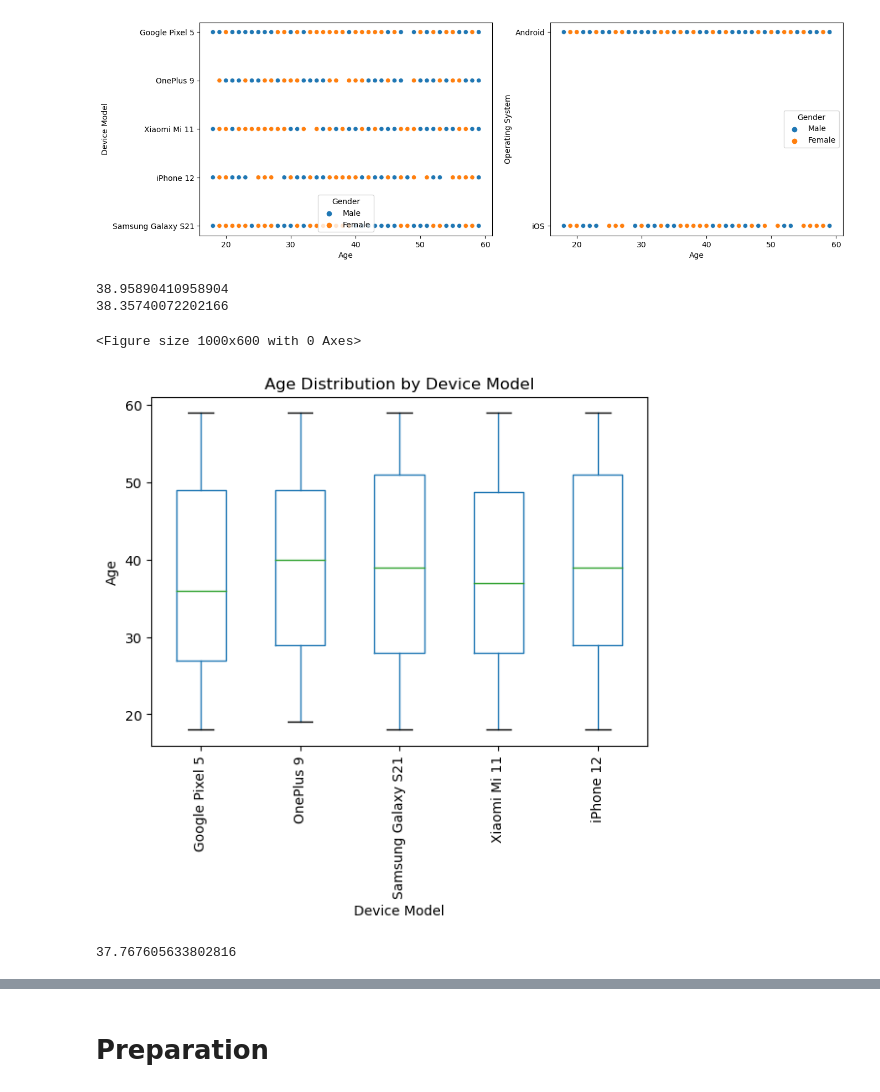
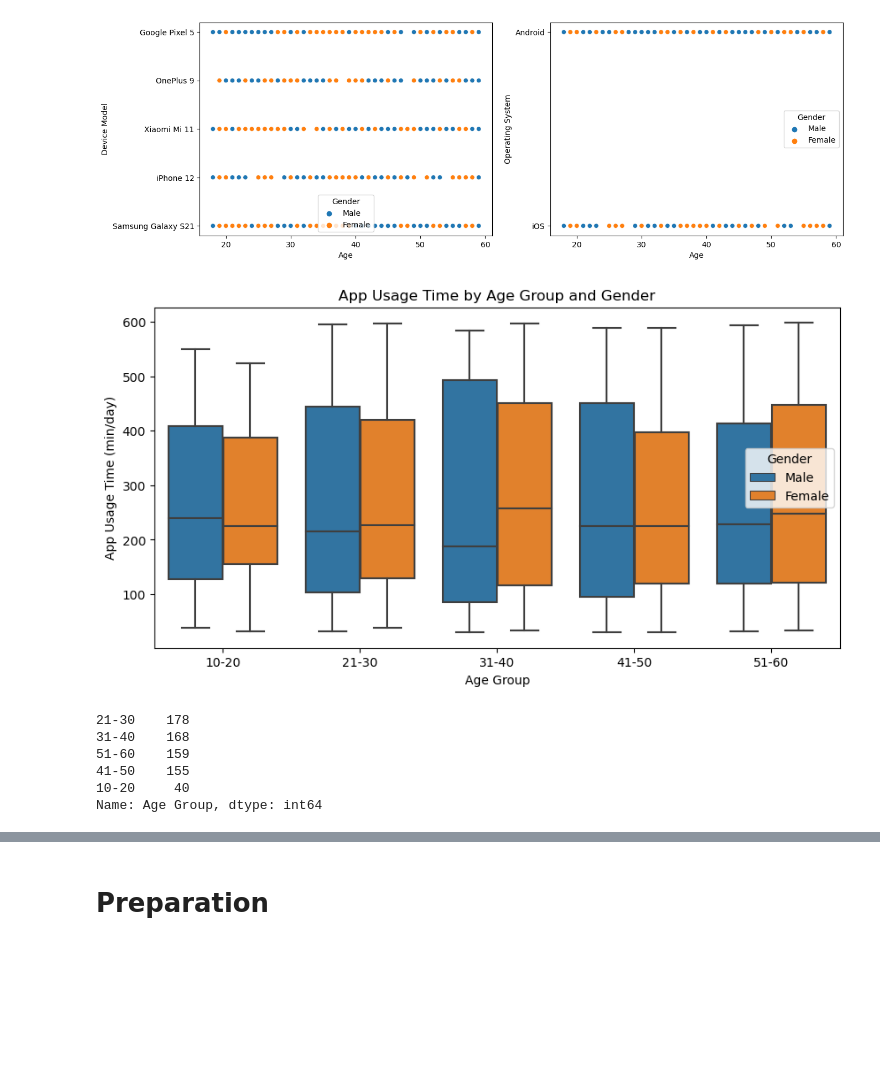
Before and after one commit to jimmy080823/Mobile-Device-Usage-and-User-Behavior-Dataset, a Jupyter notebook: hejim's test.ipynb, the cells around one changed output, grey strips where cells are left out. Cells and saved outputs as stored; diff of their text form; code cells hidden in the pictures; blank space fills up the shorter version.

```diff
--- a/hejim's test.ipynb
+++ b/hejim's test.ipynb
@@ -157,31 +187,23 @@ plt.show()
 # 看不出東西
 # %% [output]
 [figure]
-# %%
-i_age = df[df['Device Model'] == 'iPhone 12']['Age']
-avg_i_age = i_age.mean()
-print(avg_i_age)
-android_age = df[df['Operating System'] == 'Android']['Age']
-avg_android_age = android_age.mean()
-print(avg_android_age)
-#確實沒差
-
-plt.figure(figsize=(10, 6))
-df.boxplot(column='Age', by='Device Model', grid=False, rot=90)
-plt.title('Age Distribution by Device Model')
-plt.suptitle('')
-plt.xlabel('Device Model')
-plt.ylabel('Age')
-plt.show()
-#分布影響不大
-
-google_age = df[df['Device Model'] == 'Google Pixel 5']['Age']
-avg_google_age = google_age.mean()
-print(avg_google_age)
-#GP5 平均年齡稍小
-# %% [output]
-38.95890410958904
-38.35740072202166
-<Figure size 1000x600 with 0 Axes>
-[figure, removed]
-37.767605633802816
+# %%
+df['Age Group'] = pd.cut(df['Age'], bins=[10, 20, 30, 40, 50, 60], labels=['10-20', '21-30', '31-40', '41-50', '51-60'])
+plt.figure(figsize=(10, 5))
+sns.boxplot(x='Age Group', y='App Usage Time (min/day)', hue='Gender', data=df)
+plt.title('App Usage Time by Age Group and Gender')
+plt.show()
+# male normally have wider range of app usage time
+# 10~20 seems to have closer app usage time, but maybe because of the number of data, can see from previous scatterplot that age seems start from 17 or sth
+
+dfv=df['Age Group'].value_counts()
+print(dfv)
+# yeah, it's cuz of the number of data
+# %% [output]
+[figure, added]
+21-30    178
+31-40    168
+51-60    159
+41-50    155
+10-20     40
+Name: Age Group, dtype: int64
```
Also changed, not shown: parts of 3 cells of this notebook.
